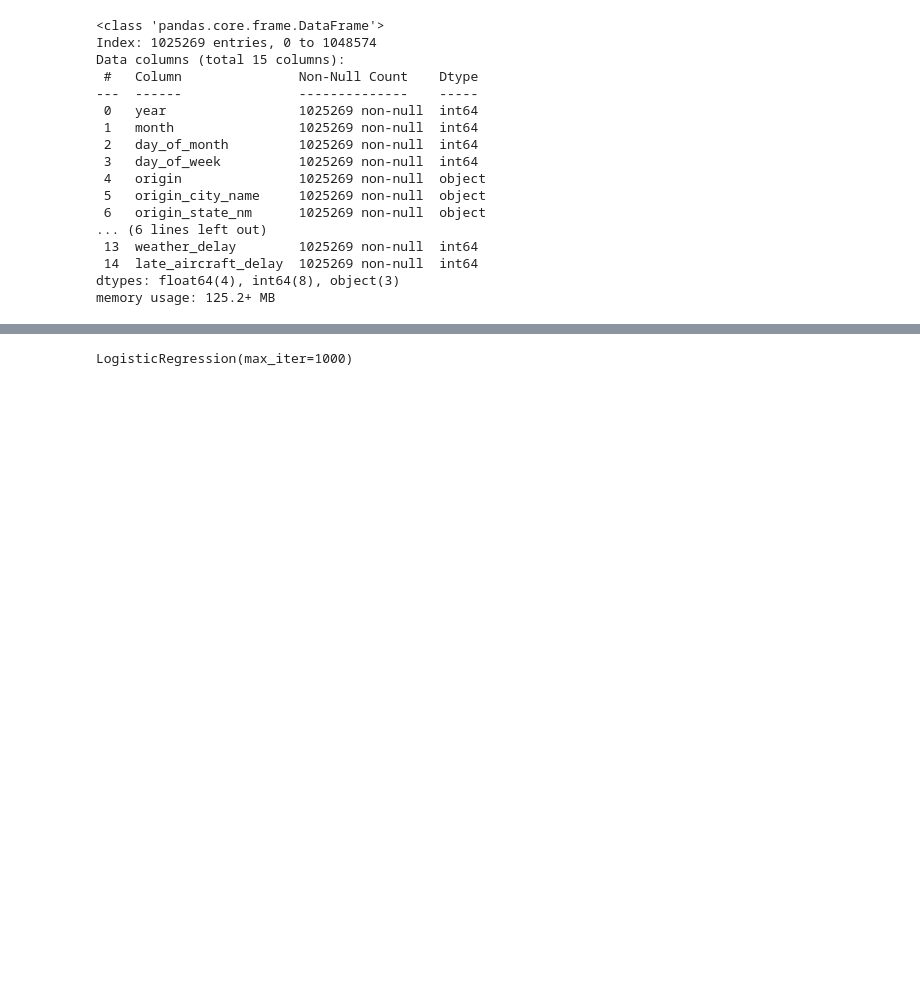
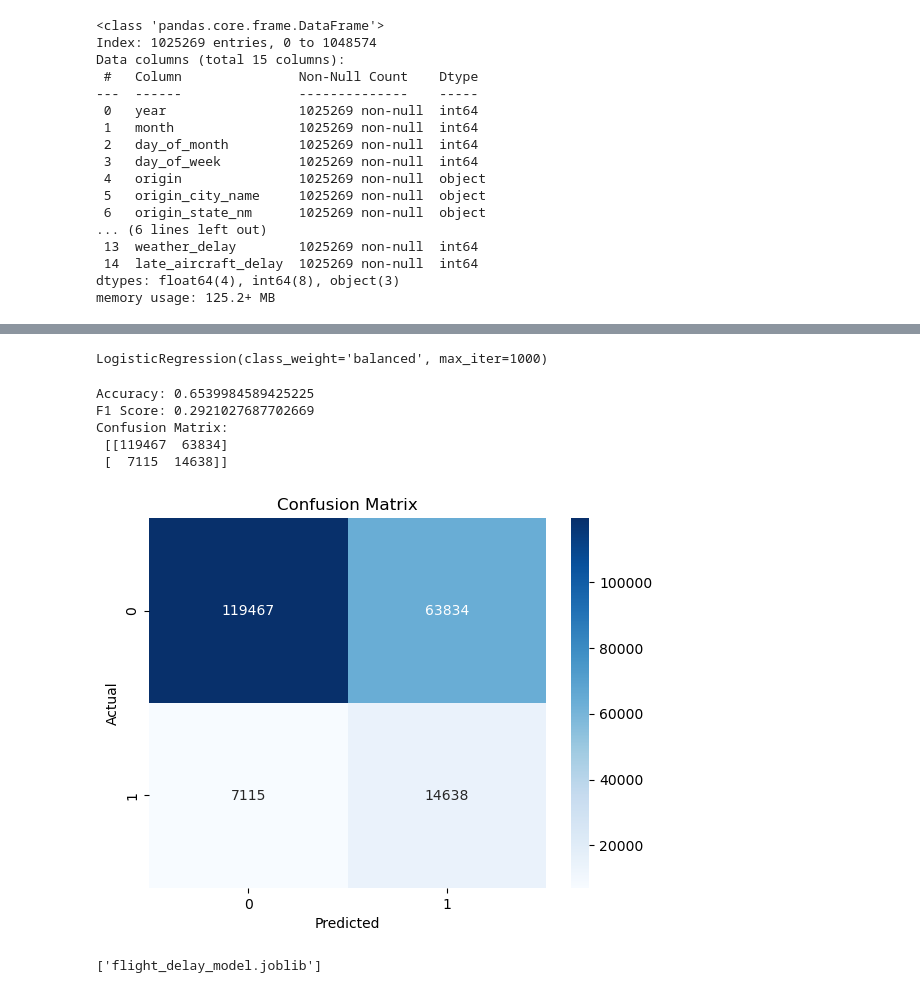
Before and after one commit to Nicholas0614/Flight_Predict, a Jupyter notebook: Untitled.ipynb, the cells around one changed output, grey strips where cells are left out. Cells and saved outputs as stored; diff of their text form; code cells hidden in the pictures; blank space fills up the shorter version.

```diff
--- a/Untitled.ipynb
+++ b/Untitled.ipynb
@@ -145,7 +154,7 @@ X_train,X_test,y_train,y_test = train_test_split(X,y,test_size=0.2,random_state=
 # %%
 from sklearn.linear_model import LogisticRegression
 # %%
-model = LogisticRegression(max_iter=1000)
+model = LogisticRegression(max_iter=1000,class_weight='balanced')
 model.fit(X_train, y_train)
 # %% [output]
-LogisticRegression(max_iter=1000)
+LogisticRegression(class_weight='balanced', max_iter=1000)
@@ -151,0 +163,24 @@ LogisticRegression(max_iter=1000)
+# %%
+y_pred = model.predict(X_test)
+
+accuracy = accuracy_score(y_test, y_pred)
+f1 = f1_score(y_test, y_pred)
+cm = confusion_matrix(y_test, y_pred)
+
+print("Accuracy:", accuracy)
+print("F1 Score:", f1)
+print("Confusion Matrix:\n", cm)
+# %% [output]
+Accuracy: 0.6539984589425225
+F1 Score: 0.2921027687702669
+Confusion Matrix:
+ [[119467  63834]
+ [  7115  14638]]
+# %%
+sns.heatmap(cm, annot=True, fmt='d', cmap='Blues')
+plt.xlabel("Predicted")
+plt.ylabel("Actual")
+plt.title("Confusion Matrix")
+plt.show()
+# %% [output]
+[figure, added]
@@ -151,0 +189,4 @@ LogisticRegression(max_iter=1000)
+# %%
+joblib.dump(model,"flight_delay_model.joblib")
+# %% [output]
+['flight_delay_model.joblib']
```
Also changed, not shown: parts of 11 cells of this notebook, 2 other files.
